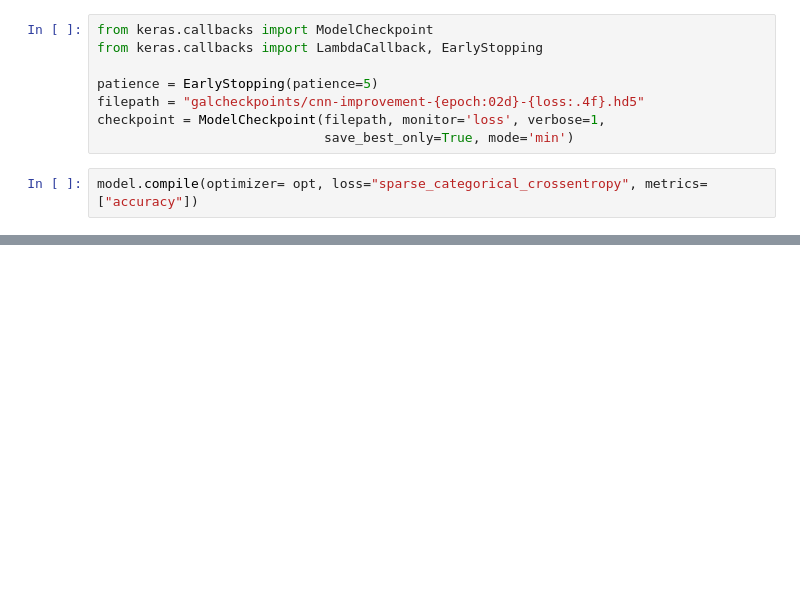
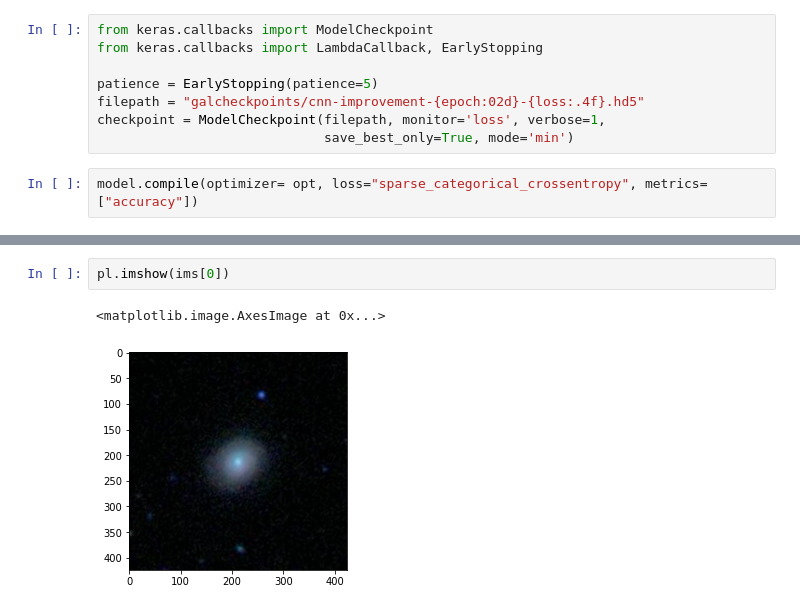
Before and after one commit to gio-bis/MLPNS2021, a Jupyter notebook: Galaxy.ipynb, the cells around one changed output, grey strips where cells are left out. Drawn from its saved outputs; the diff is of its cells as text; blank space fills up the shorter version.

```diff
--- a/Galaxy.ipynb
+++ b/Galaxy.ipynb
@@ -252,0 +297,5 @@ Epoch 11/50
+# %%
+pl.imshow(ims[0])
+# %% [output]
+<matplotlib.image.AxesImage at 0x...>
+[figure, added]
```
Also changed, not shown: parts of 9 cells of this notebook.
